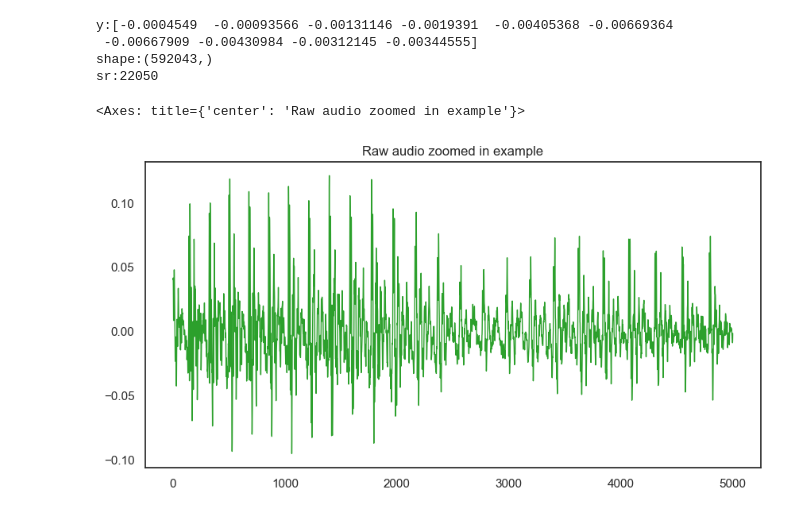
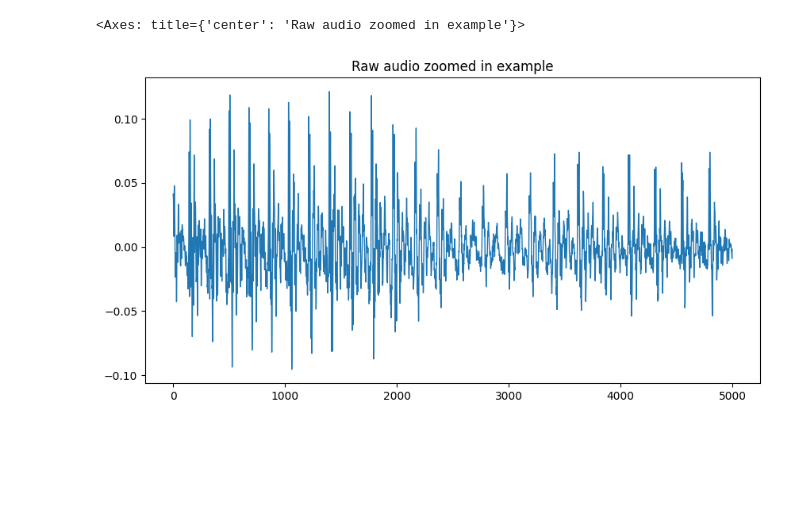
Before and after one commit to NAyeshaKhan/EDD_audio, a Jupyter notebook: Data preprocessing.ipynb, the cells around one changed output. Drawn from its saved outputs; the diff is of its cells as text; code cells hidden in the pictures; blank space fills up the shorter version.

```diff
--- a/Data preprocessing.ipynb
+++ b/Data preprocessing.ipynb
@@ -17,22 +17,15 @@ from tqdm import tqdm
 # %%
 audio_files=glob("C:/Users/User/EDD_audio/EATD-Corpus/*/*.wav")
 #ipd.Audio(audio_files[0])
 y, sr=librosa.load(audio_files[0]) #The raw output is y, sample rate is sr
-print(f'y:{y[:10]}')
-print(f'shape:{y.shape}')
-print(f'sr:{sr}')
+#print(f'y:{y[:10]}')
+#print(f'shape:{y.shape}')
+#print(f'sr:{sr}')
+
+#pd.Series(y).plot(figsize=(10,5), lw=1, title="Raw audio example")
+y_trimmed, _= librosa.effects.trim(y, top_db=20)
+#pd.Series(y_trimmed).plot(figsize=(10,5), lw=1, title="Raw audio trimmed example", color=color_pal[1])
+pd.Series(y_trimmed[5000:10000]).plot(figsize=(10,5), lw=1, title="Raw audio zoomed in example")
 # %% [output]
-y:[-0.0004549  -0.00093566 -0.00131146 -0.0019391  -0.00405368 -0.00669364
- -0.00667909 -0.00430984 -0.00312145 -0.00344555]
-shape:(592043,)
-sr:22050
+<Axes: title={'center': 'Raw audio zoomed in example'}>
+[figure, added]
-# %%
-#pd.Series(y).plot(figsize=(10,5), lw=1, title="Raw audio example")
-
-y_trimmed, _= librosa.effects.trim(y, top_db=20)
-#pd.Series(y_trimmed).plot(figsize=(10,5), lw=1, title="Raw audio trimmed example", color=color_pal[1])
-
-pd.Series(y_trimmed[5000:10000]).plot(figsize=(10,5), lw=1, title="Raw audio zoomed in example", color=color_pal[2])
-# %% [output]
-<Axes: title={'center': 'Raw audio zoomed in example'}>
-[figure, removed]
```
Also changed, not shown: parts of 8 cells of this notebook.
